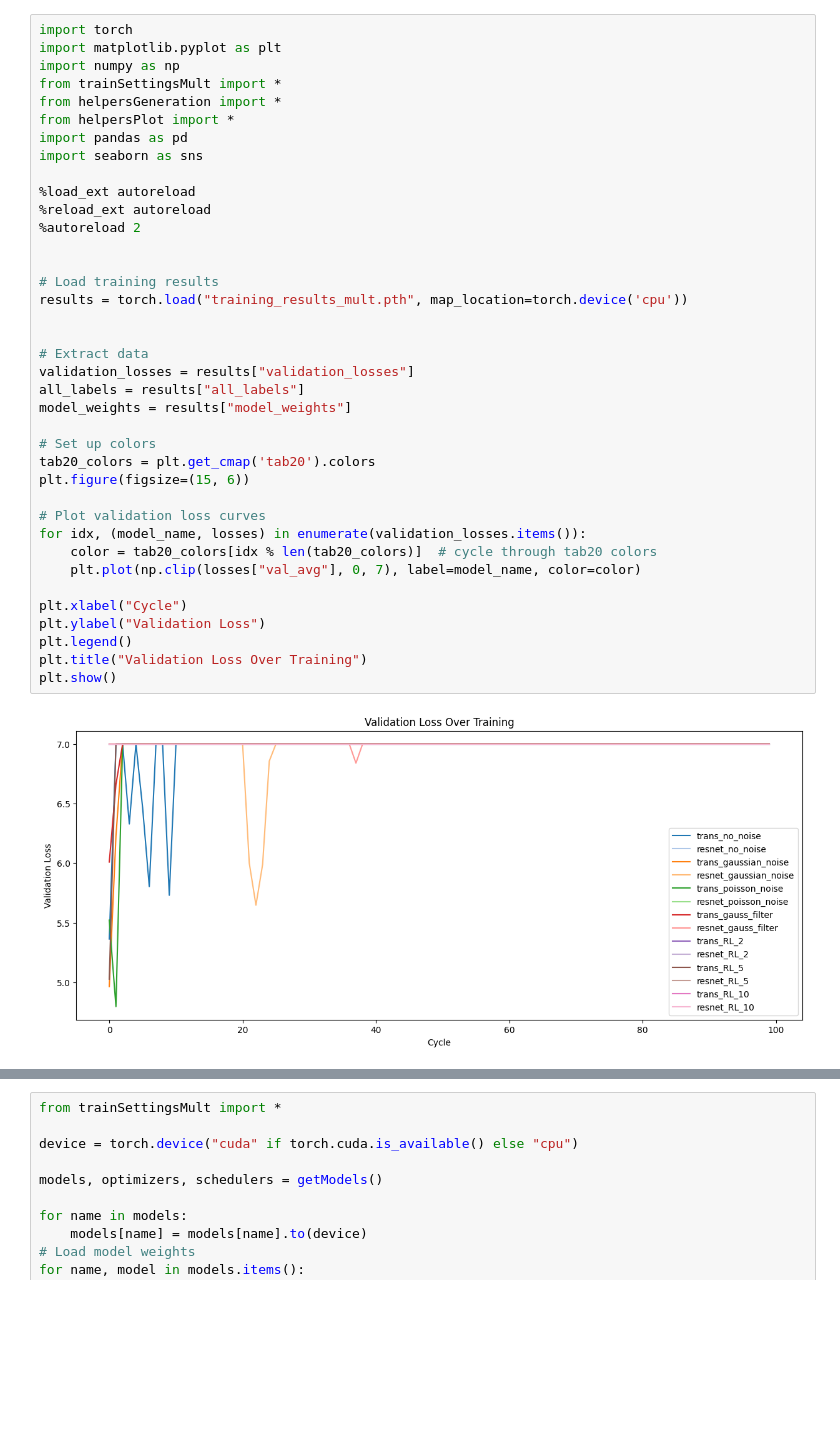
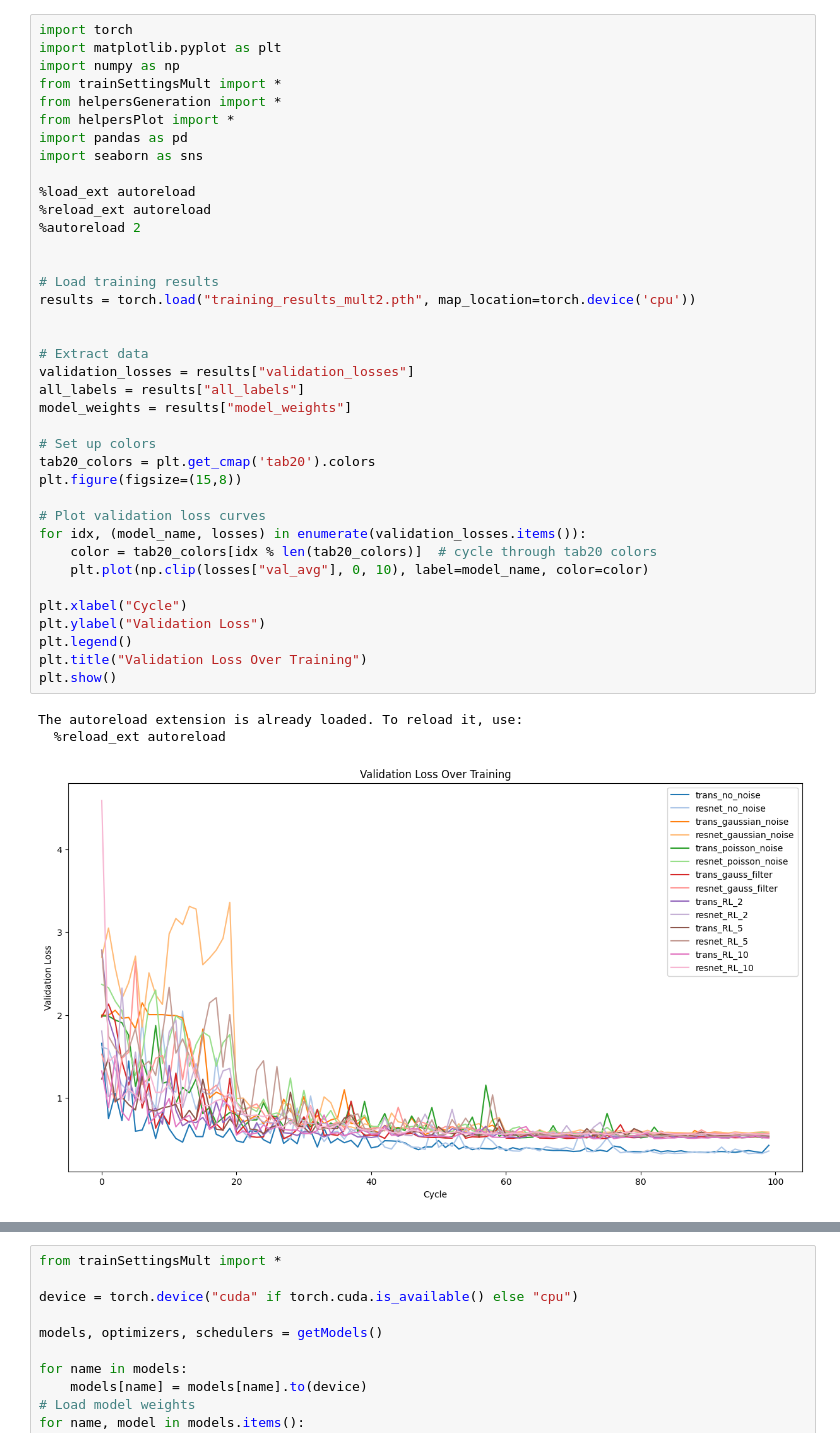
Before and after one commit to Biomedical-Imaging-Group/MolecularDiffusion_MiViT, a Jupyter notebook: train_results_multipleSettings.ipynb, the cells around one changed output, grey strips where cells are left out. Saved outputs shown, nothing was run; the diff lists cells and outputs as text; blank space fills up the shorter version.

Commit message:
Train results multiple settings

```diff
--- a/train_results_multipleSettings.ipynb
+++ b/train_results_multipleSettings.ipynb
@@ -7,37 +7,39 @@ from helpersGeneration import *
 from helpersPlot import *
 import pandas as pd
 import seaborn as sns
 
 %load_ext autoreload
 %reload_ext autoreload
 %autoreload 2
 
 
 # Load training results
-results = torch.load("training_results_mult.pth", map_location=torch.device('cpu'))
+results = torch.load("training_results_mult2.pth", map_location=torch.device('cpu'))
 
 
 # Extract data
 validation_losses = results["validation_losses"]
 all_labels = results["all_labels"]
 model_weights = results["model_weights"]
 
 # Set up colors
 tab20_colors = plt.get_cmap('tab20').colors
-plt.figure(figsize=(15, 6))
+plt.figure(figsize=(15,8))
 
 # Plot validation loss curves
 for idx, (model_name, losses) in enumerate(validation_losses.items()):
     color = tab20_colors[idx % len(tab20_colors)]  # cycle through tab20 colors
-    plt.plot(np.clip(losses["val_avg"], 0, 7), label=model_name, color=color)
+    plt.plot(np.clip(losses["val_avg"], 0, 10), label=model_name, color=color)
 
 plt.xlabel("Cycle")
 plt.ylabel("Validation Loss")
 plt.legend()
 plt.title("Validation Loss Over Training")
 plt.show()
 # %% [output]
+The autoreload extension is already loaded. To reload it, use:
+  %reload_ext autoreload
-[figure, old version]
+[figure, new version]
 # %%
 import matplotlib.pyplot as plt
 import numpy as np
```
Also changed, not shown: parts of 9 cells of this notebook, 5 other files.
